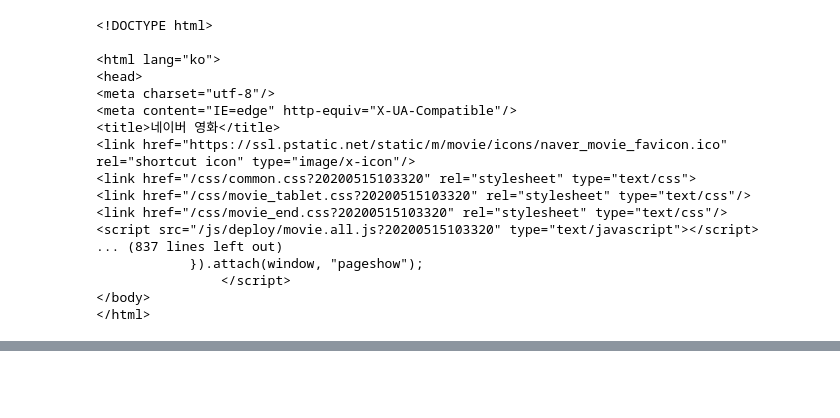
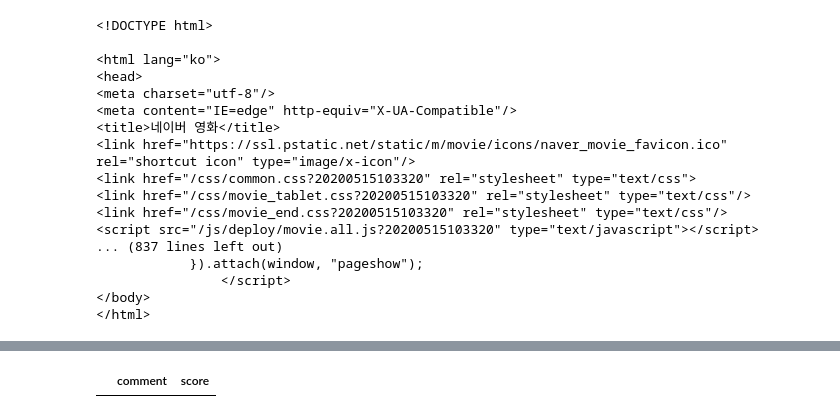
Before and after one commit to cij1012/pytrorch, a Jupyter notebook: 자연어처리_mydata.ipynb, the cells around one changed output, grey strips where cells are left out. Cells and saved outputs as stored; diff of their text form; code cells hidden in the pictures; blank space fills up the shorter version.

```diff
--- a/자연어처리_mydata.ipynb
+++ b/자연어처리_mydata.ipynb
@@ -100,0 +51,6 @@ for i in range(1, 734):
+# %%
+import pandas as pd
+df = pd.DataFrame(columns=['comment','score'])
+df
+# %% [output]
+|  | comment | score |
```
Also changed, not shown: parts of 40 cells of this notebook.
